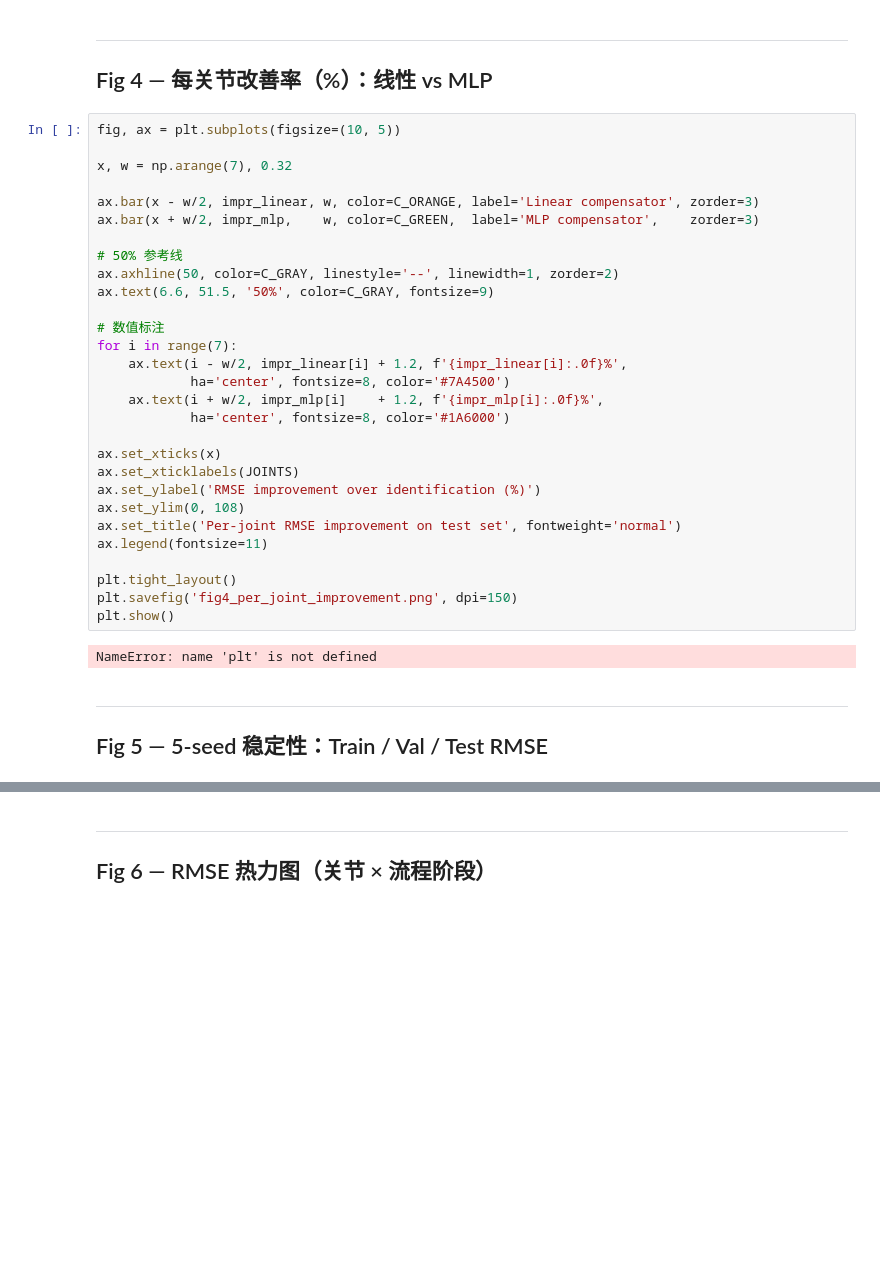
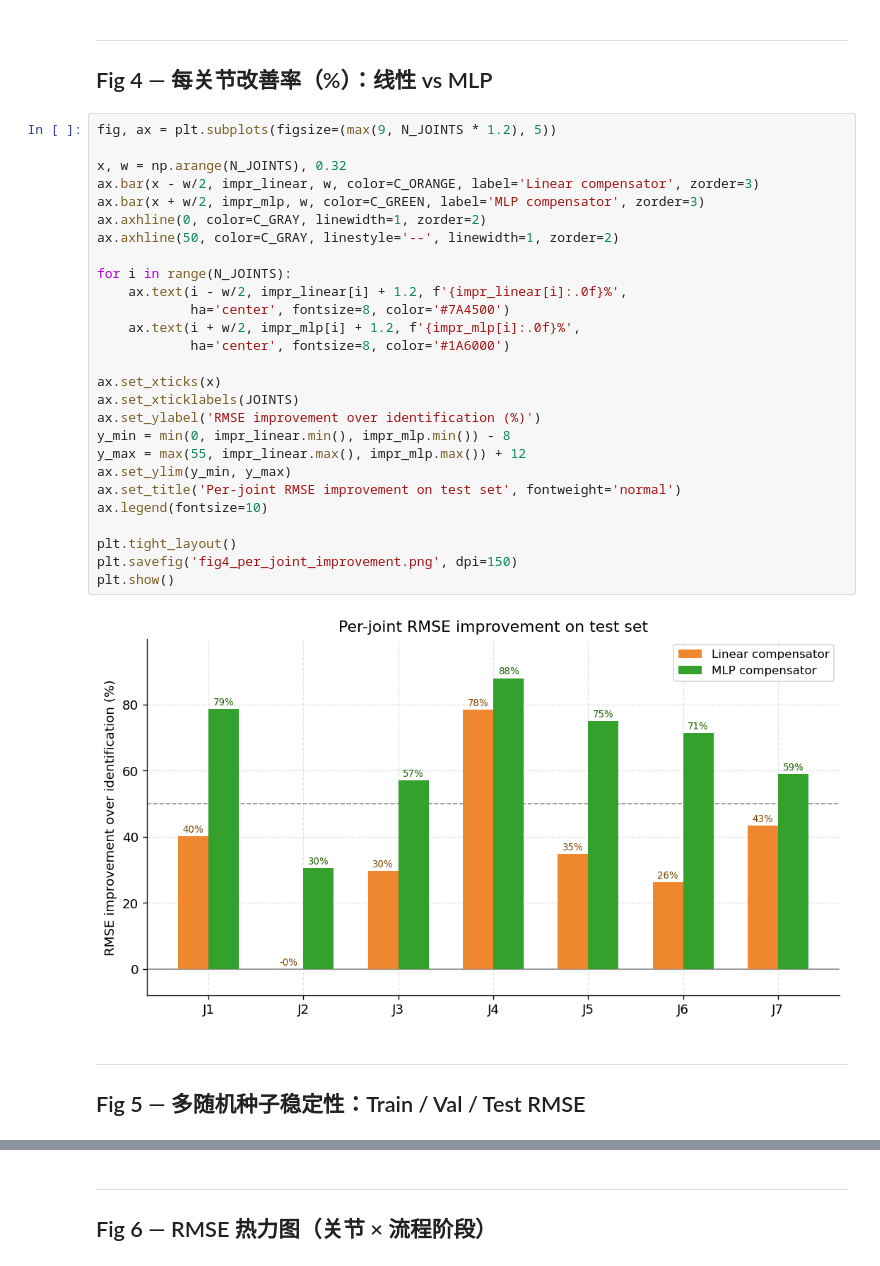
Before and after one commit to xiepm/dynamic_regress, a Jupyter notebook: plot_identification_results.ipynb, the cells around one changed output, grey strips where cells are left out. Cells and saved outputs as stored; diff of their text form; blank space fills up the shorter version.

```diff
--- a/plot_identification_results.ipynb
+++ b/plot_identification_results.ipynb
@@ -125,37 +136,35 @@ NameError: name 'plt' is not defined
 ---
 ## Fig 4 — 每关节改善率（%）：线性 vs MLP
 # %%
-fig, ax = plt.subplots(figsize=(10, 5))
+fig, ax = plt.subplots(figsize=(max(9, N_JOINTS * 1.2), 5))
 
-x, w = np.arange(7), 0.32
+x, w = np.arange(N_JOINTS), 0.32
+ax.bar(x - w/2, impr_linear, w, color=C_ORANGE, label='Linear compensator', zorder=3)
+ax.bar(x + w/2, impr_mlp, w, color=C_GREEN, label='MLP compensator', zorder=3)
+ax.axhline(0, color=C_GRAY, linewidth=1, zorder=2)
+ax.axhline(50, color=C_GRAY, linestyle='--', linewidth=1, zorder=2)
 
-ax.bar(x - w/2, impr_linear, w, color=C_ORANGE, label='Linear compensator', zorder=3)
-ax.bar(x + w/2, impr_mlp,    w, color=C_GREEN,  label='MLP compensator',    zorder=3)
-
-# 50% 参考线
-ax.axhline(50, color=C_GRAY, linestyle='--', linewidth=1, zorder=2)
-ax.text(6.6, 51.5, '50%', color=C_GRAY, fontsize=9)
-
-# 数值标注
-for i in range(7):
+for i in range(N_JOINTS):
     ax.text(i - w/2, impr_linear[i] + 1.2, f'{impr_linear[i]:.0f}%',
             ha='center', fontsize=8, color='#7A4500')
-    ax.text(i + w/2, impr_mlp[i]    + 1.2, f'{impr_mlp[i]:.0f}%',
+    ax.text(i + w/2, impr_mlp[i] + 1.2, f'{impr_mlp[i]:.0f}%',
             ha='center', fontsize=8, color='#1A6000')
 
 ax.set_xticks(x)
 ax.set_xticklabels(JOINTS)
 ax.set_ylabel('RMSE improvement over identification (%)')
-ax.set_ylim(0, 108)
+y_min = min(0, impr_linear.min(), impr_mlp.min()) - 8
+y_max = max(55, impr_linear.max(), impr_mlp.max()) + 12
+ax.set_ylim(y_min, y_max)
 ax.set_title('Per-joint RMSE improvement on test set', fontweight='normal')
-ax.legend(fontsize=11)
+ax.legend(fontsize=10)
 
 plt.tight_layout()
 plt.savefig('fig4_per_joint_improvement.png', dpi=150)
 plt.show()
 # %% [output]
-NameError: name 'plt' is not defined
+[figure, added]
 # %% [markdown]
 ---
-## Fig 5 — 5-seed 稳定性：Train / Val / Test RMSE
+## Fig 5 — 多随机种子稳定性：Train / Val / Test RMSE
 # %%
```
Also changed, not shown: parts of 13 cells of this notebook, 36 other files.
